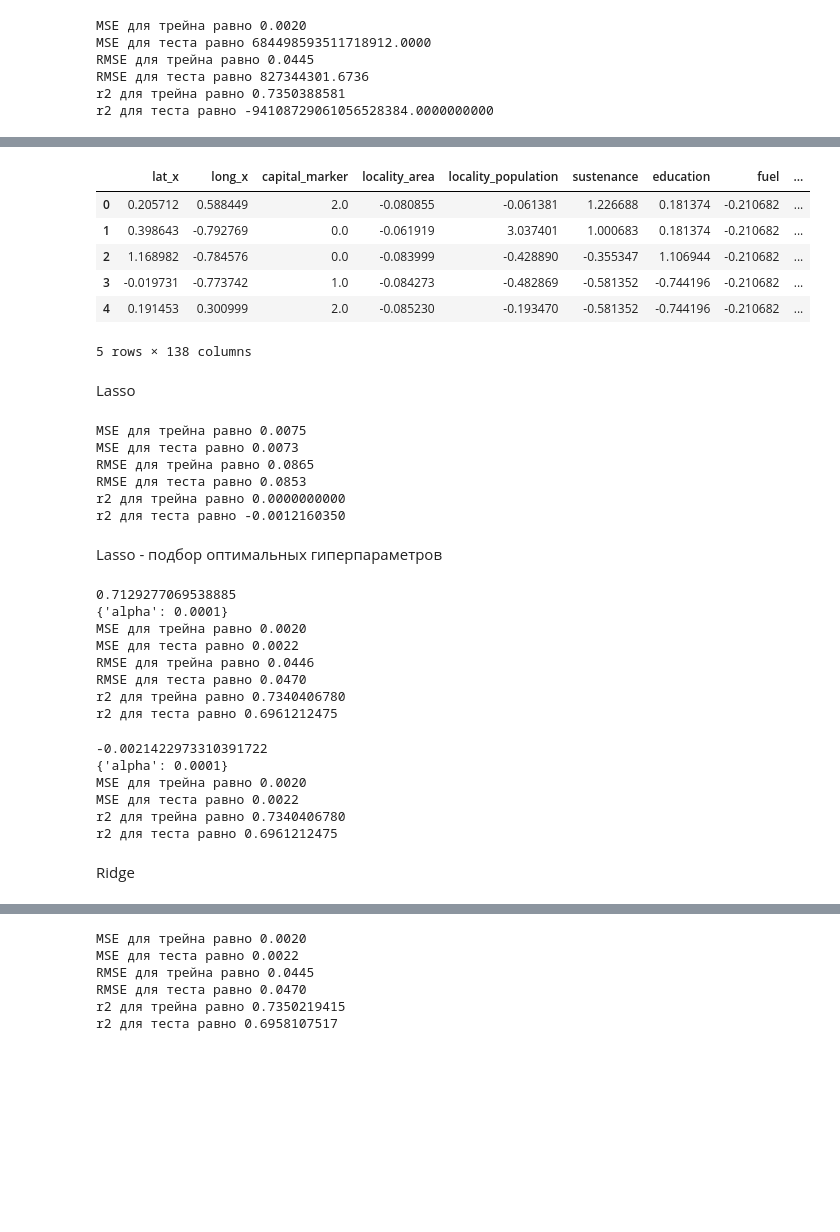
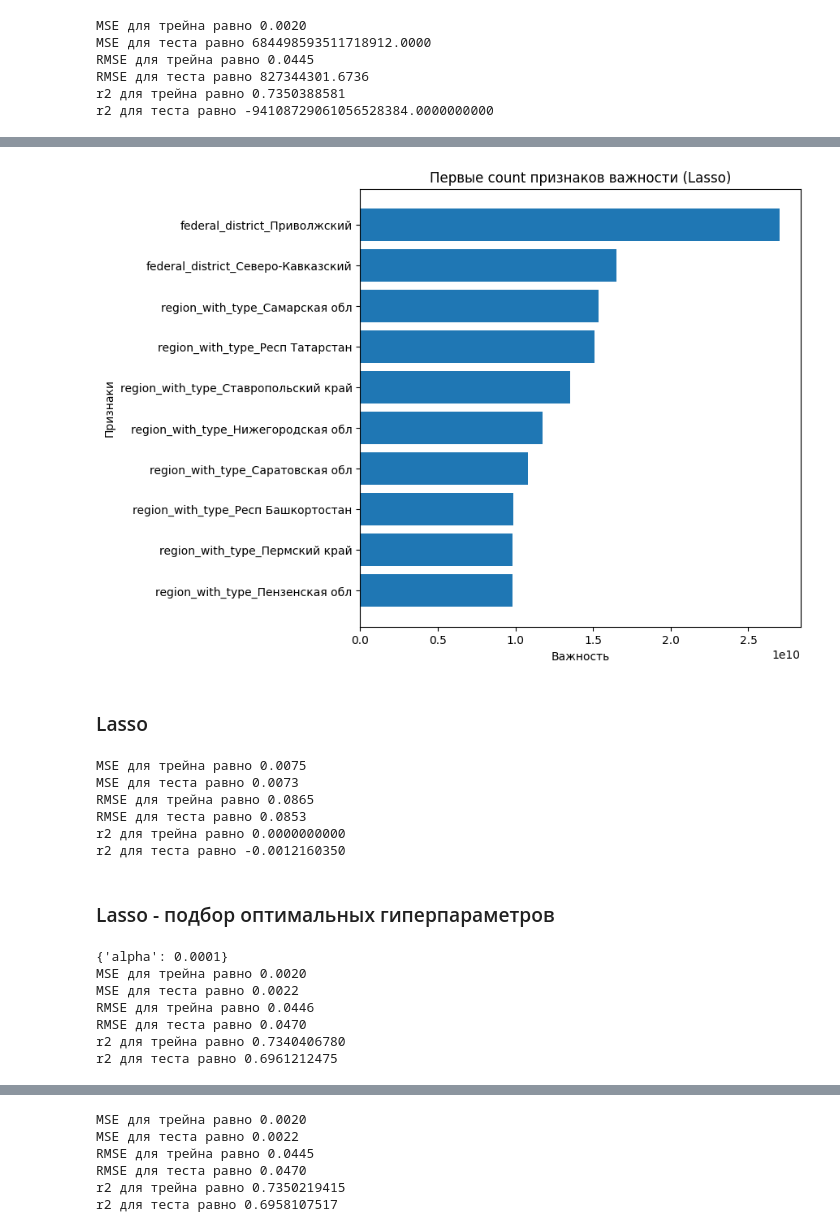
Before and after one commit to SeVlVershinin/atm-project, a Jupyter notebook: prediction_model/prediction_model.ipynb, the cells around one changed output, grey strips where cells are left out. Saved outputs shown, nothing was run; the diff lists cells and outputs as text; code cells hidden in the pictures; blank space fills up the shorter version.

```diff
--- a/prediction_model/prediction_model.ipynb
+++ b/prediction_model/prediction_model.ipynb
@@ -583,15 +632,9 @@ get_weights(X_train_sc.columns,weights)
-# %%
-X_train_sc.head()
-# %% [output]
-|  | lat_x | long_x | capital_marker | locality_area | locality_population | sustenance | education | fuel | ... |
-| 0 | 0.205712 | 0.588449 | 2.0 | -0.080855 | -0.061381 | 1.226688 | 0.181374 | -0.210682 | ... |
-| 1 | 0.398643 | -0.792769 | 0.0 | -0.061919 | 3.037401 | 1.000683 | 0.181374 | -0.210682 | ... |
-| 2 | 1.168982 | -0.784576 | 0.0 | -0.083999 | -0.428890 | -0.355347 | 1.106944 | -0.210682 | ... |
-| 3 | -0.019731 | -0.773742 | 1.0 | -0.084273 | -0.482869 | -0.581352 | -0.744196 | -0.210682 | ... |
-| 4 | 0.191453 | 0.300999 | 2.0 | -0.085230 | -0.193470 | -0.581352 | -0.744196 | -0.210682 | ... |
-5 rows × 138 columns
-# %% [markdown]
-Lasso
+# %%
+weights_plot(weights, X_train_sc.columns, 10, "Lasso")
+# %% [output]
+[figure, added]
+# %% [markdown]
+### Lasso
 # %%
 a,b,c,d, weights = regression(Lasso(),X_train_sc, X_test_sc, y_train, y_test, X_train_sc.columns)
 # %% [output]
@@ -602,14 +645,13 @@ RMSE для теста равно 0.0853
 r2 для трейна равно 0.0000000000
 r2 для теста равно -0.0012160350
 # %% [markdown]
-Lasso - подбор оптимальных гиперпараметров
+### Lasso - подбор оптимальных гиперпараметров
 # %%
 params = {'alpha' : np.linspace(0.0001, 1, 100)}
 cv = 5
 scoring = 'r2'
-a,b,c,d, weights = grid_search(Lasso(),params,cv,scoring,X_train_sc,X_test_sc, y_train, y_test)
+a,b,c,d,weights, best_lasso = grid_search(Lasso(),params,cv,scoring,X_train_sc,X_test_sc, y_train, y_test)
 # %% [output]
-0.7129277069538885
 {'alpha': 0.0001}
 MSE для трейна равно 0.0020
 MSE для теста равно 0.0022
@@ -617,17 +659,3 @@ RMSE для трейна равно 0.0446
 RMSE для теста равно 0.0470
 r2 для трейна равно 0.7340406780
 r2 для теста равно 0.6961212475
-# %%
-params = {'alpha' : np.linspace(0.0001, 1, 100)}
-cv = 5
-scoring = 'neg_mean_squared_error'
-a,b,c,d, weights = grid_search(Lasso(),params,cv,scoring,X_train_sc,X_test_sc, y_train, y_test)
-# %% [output]
--0.0021422973310391722
-{'alpha': 0.0001}
-MSE для трейна равно 0.0020
-MSE для теста равно 0.0022
-r2 для трейна равно 0.7340406780
-r2 для теста равно 0.6961212475
-# %% [markdown]
-Ridge
```
Also changed, not shown: parts of 122 cells of this notebook.
